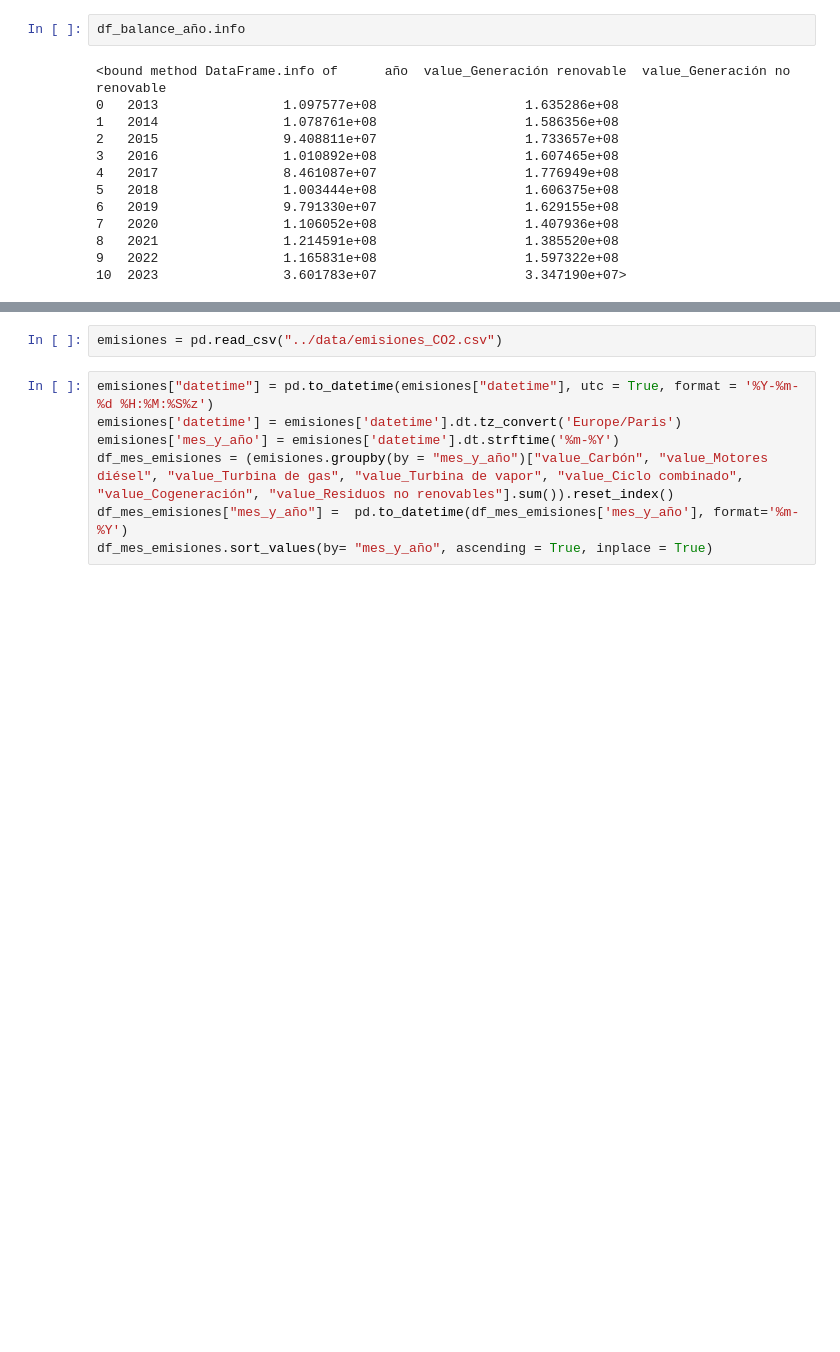
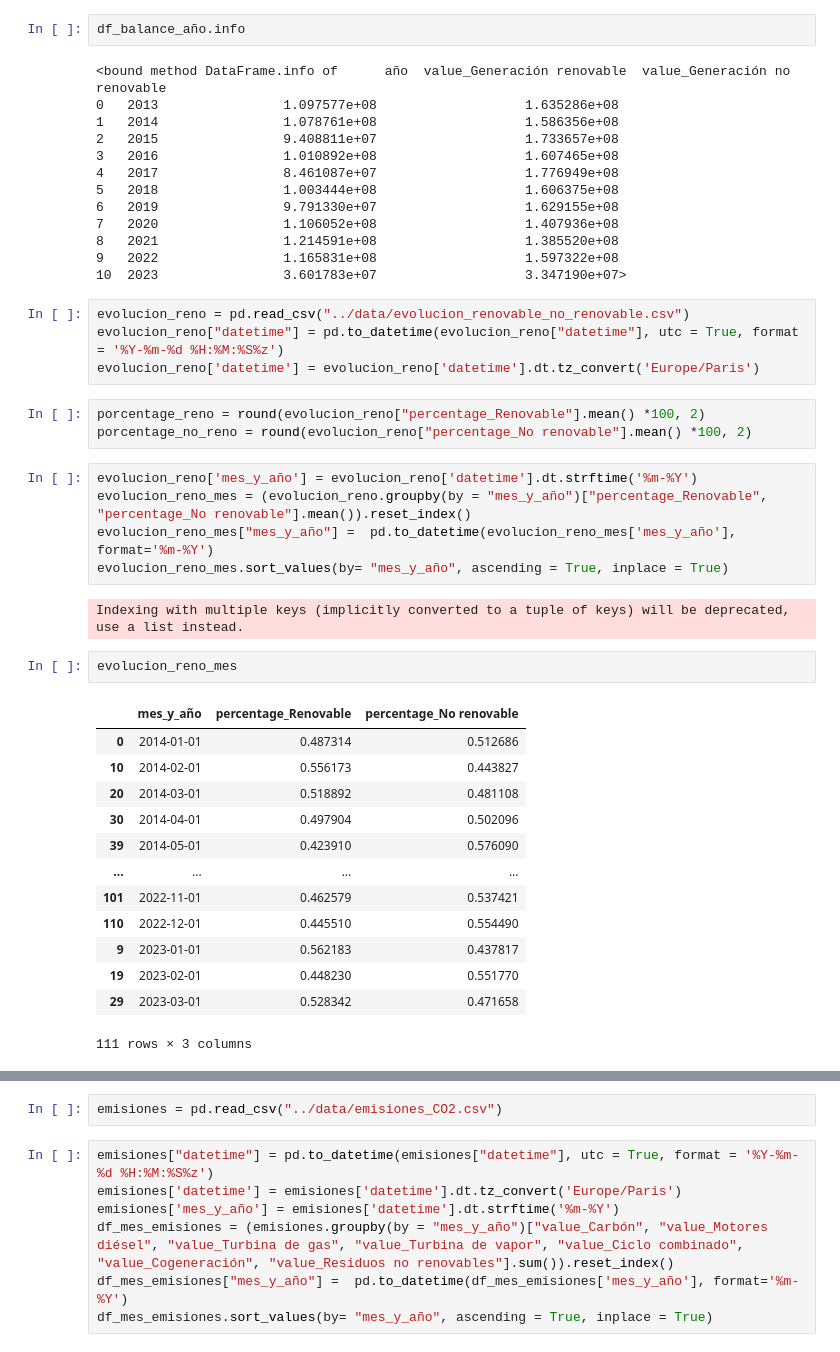
Before and after one commit to XiangLinZ/Energy_in_Spain, a Jupyter notebook: notebook/pruebas.ipynb, the cells around one changed output, grey strips where cells are left out. Saved outputs shown, nothing was run; the diff lists cells and outputs as text; blank space fills up the shorter version.

```diff
--- a/notebook/pruebas.ipynb
+++ b/notebook/pruebas.ipynb
@@ -136,3 +213,33 @@ df_balance_año.info
 8   2021                1.214591e+08                   1.385520e+08
 9   2022                1.165831e+08                   1.597322e+08
 10  2023                3.601783e+07                   3.347190e+07>
+# %%
+evolucion_reno = pd.read_csv("../data/evolucion_renovable_no_renovable.csv")
+evolucion_reno["datetime"] = pd.to_datetime(evolucion_reno["datetime"], utc = True, format = '%Y-%m-%d %H:%M:%S%z')
+evolucion_reno['datetime'] = evolucion_reno['datetime'].dt.tz_convert('Europe/Paris')
+# %%
+porcentage_reno = round(evolucion_reno["percentage_Renovable"].mean() *100, 2)
+porcentage_no_reno = round(evolucion_reno["percentage_No renovable"].mean() *100, 2)
+# %%
+evolucion_reno['mes_y_año'] = evolucion_reno['datetime'].dt.strftime('%m-%Y')
+evolucion_reno_mes = (evolucion_reno.groupby(by = "mes_y_año")["percentage_Renovable", "percentage_No renovable"].mean()).reset_index()
+evolucion_reno_mes["mes_y_año"] =  pd.to_datetime(evolucion_reno_mes['mes_y_año'], format='%m-%Y')
+evolucion_reno_mes.sort_values(by= "mes_y_año", ascending = True, inplace = True)
+# %% [output]
+Indexing with multiple keys (implicitly converted to a tuple of keys) will be deprecated, use a list instead.
+# %%
+evolucion_reno_mes
+# %% [output]
+|  | mes_y_año | percentage_Renovable | percentage_No renovable |
+| 0 | 2014-01-01 | 0.487314 | 0.512686 |
+| 10 | 2014-02-01 | 0.556173 | 0.443827 |
+| 20 | 2014-03-01 | 0.518892 | 0.481108 |
+| 30 | 2014-04-01 | 0.497904 | 0.502096 |
+| 39 | 2014-05-01 | 0.423910 | 0.576090 |
+| ... | ... | ... | ... |
+| 101 | 2022-11-01 | 0.462579 | 0.537421 |
+| 110 | 2022-12-01 | 0.445510 | 0.554490 |
+| 9 | 2023-01-01 | 0.562183 | 0.437817 |
+| 19 | 2023-02-01 | 0.448230 | 0.551770 |
+| 29 | 2023-03-01 | 0.528342 | 0.471658 |
+111 rows × 3 columns
```
Also changed, not shown: parts of 21 cells of this notebook.
